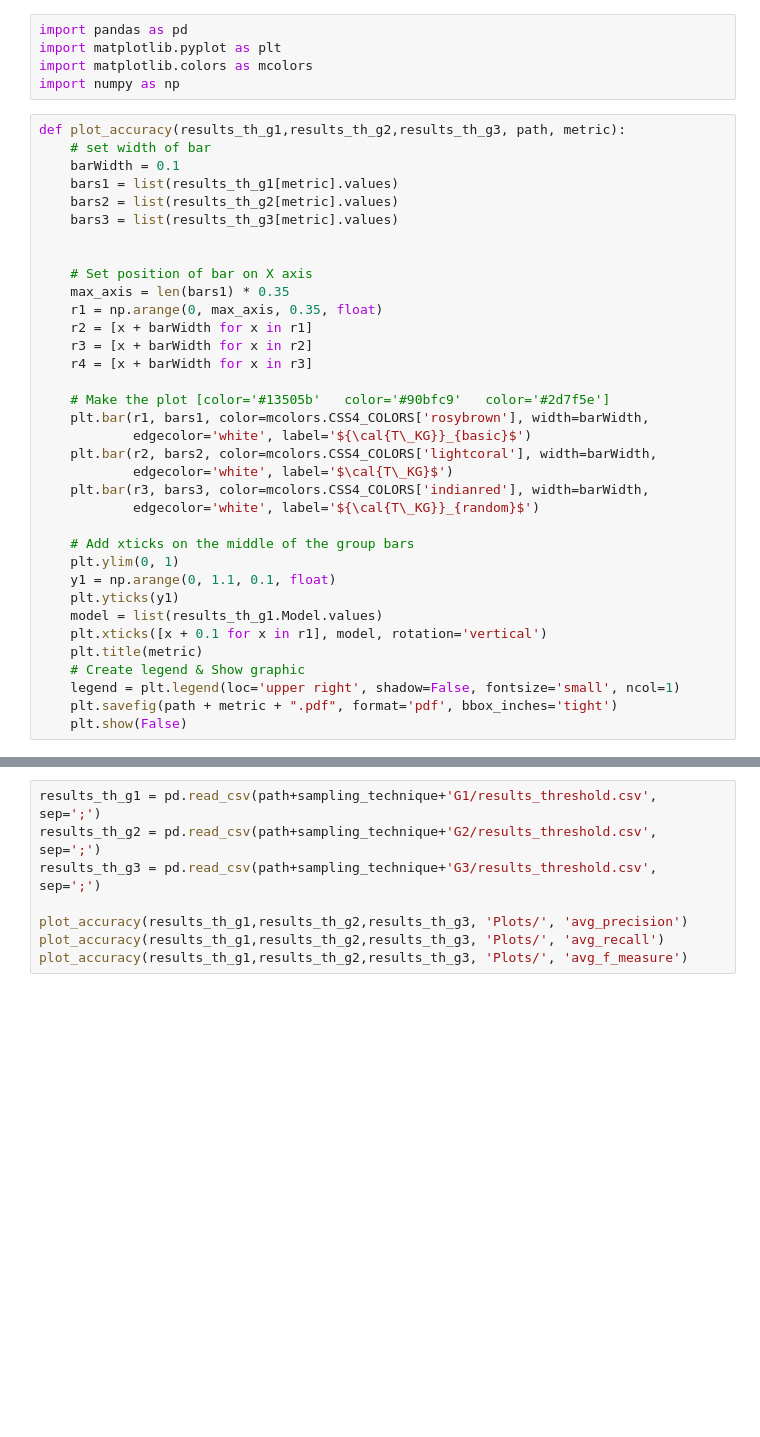
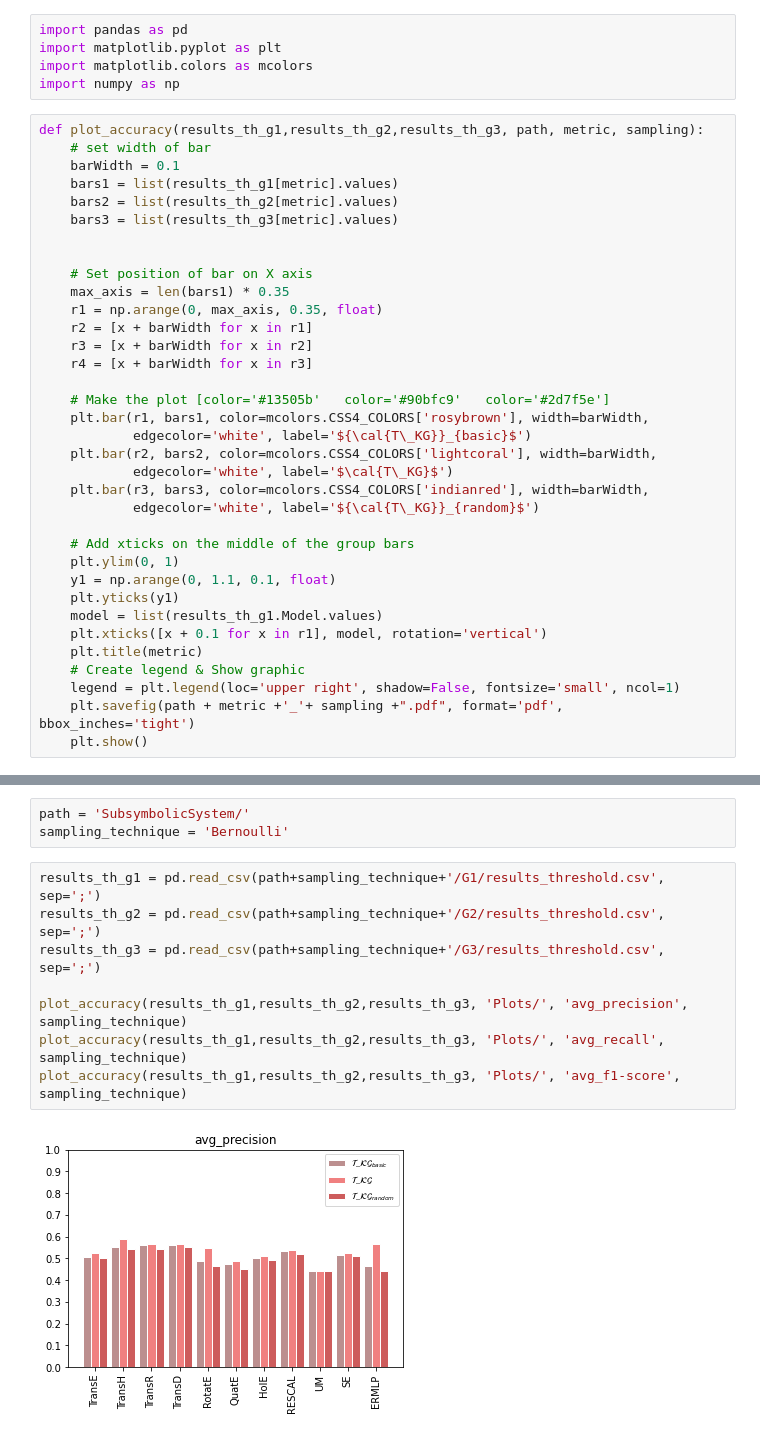
Before and after one commit to arivasm/Neuro-Symbolic_Treatment-Response, a Jupyter notebook: Embeddings/Evaluation_Integrated_SymbolicSubsymbolic_System.ipynb, the cells around one changed output, grey strips where cells are left out. Saved outputs shown, nothing was run; the diff lists cells and outputs as text; blank space fills up the shorter version.

```diff
--- a/Embeddings/Evaluation_Integrated_SymbolicSubsymbolic_System.ipynb
+++ b/Embeddings/Evaluation_Integrated_SymbolicSubsymbolic_System.ipynb
@@ -4,7 +4,7 @@ import matplotlib.pyplot as plt
 import matplotlib.colors as mcolors
 import numpy as np
 # %%
-def plot_accuracy(results_th_g1,results_th_g2,results_th_g3, path, metric):
+def plot_accuracy(results_th_g1,results_th_g2,results_th_g3, path, metric, sampling):
     # set width of bar
     barWidth = 0.1
     bars1 = list(results_th_g1[metric].values)
@@ -36,5 +36,5 @@ def plot_accuracy(results_th_g1,results_th_g2,results_th_g3, path, metric):
     plt.title(metric)
     # Create legend & Show graphic
     legend = plt.legend(loc='upper right', shadow=False, fontsize='small', ncol=1)
-    plt.savefig(path + metric + ".pdf", format='pdf', bbox_inches='tight')
-    plt.show(False)
+    plt.savefig(path + metric +'_'+ sampling +".pdf", format='pdf', bbox_inches='tight')
+    plt.show()
@@ -44,8 +41,13 @@ sampling_technique = 'Bernoulli/'
+# %%
+path = 'SubsymbolicSystem/'
+sampling_technique = 'Bernoulli'
 # %%
-results_th_g1 = pd.read_csv(path+sampling_technique+'G1/results_threshold.csv', sep=';')
-results_th_g2 = pd.read_csv(path+sampling_technique+'G2/results_threshold.csv', sep=';')
-results_th_g3 = pd.read_csv(path+sampling_technique+'G3/results_threshold.csv', sep=';')
+results_th_g1 = pd.read_csv(path+sampling_technique+'/G1/results_threshold.csv', sep=';')
+results_th_g2 = pd.read_csv(path+sampling_technique+'/G2/results_threshold.csv', sep=';')
+results_th_g3 = pd.read_csv(path+sampling_technique+'/G3/results_threshold.csv', sep=';')
 
-plot_accuracy(results_th_g1,results_th_g2,results_th_g3, 'Plots/', 'avg_precision')
-plot_accuracy(results_th_g1,results_th_g2,results_th_g3, 'Plots/', 'avg_recall')
-plot_accuracy(results_th_g1,results_th_g2,results_th_g3, 'Plots/', 'avg_f_measure')
+plot_accuracy(results_th_g1,results_th_g2,results_th_g3, 'Plots/', 'avg_precision', sampling_technique)
+plot_accuracy(results_th_g1,results_th_g2,results_th_g3, 'Plots/', 'avg_recall', sampling_technique)
+plot_accuracy(results_th_g1,results_th_g2,results_th_g3, 'Plots/', 'avg_f1-score', sampling_technique)
+# %% [output]
+[figure, added]
```
Also changed, not shown: parts of 5 cells of this notebook, 17 other files.
